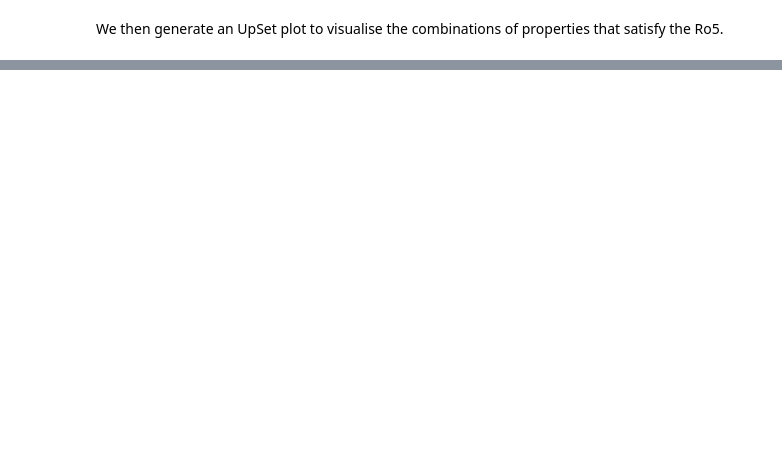
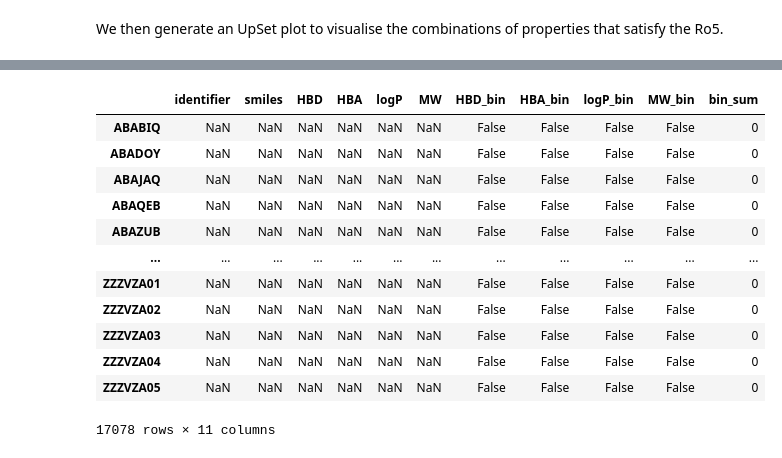
Before and after one commit to dtaverner/Sandpit_CCDC2, a Jupyter notebook: csd_lipinski_final.ipynb, the cells around one changed output, grey strips where cells are left out. Drawn from its saved outputs; the diff is of its cells as text; code cells hidden in the pictures; blank space fills up the shorter version.

```diff
--- a/csd_lipinski_final.ipynb
+++ b/csd_lipinski_final.ipynb
@@ -276,0 +346,17 @@ We then generate an UpSet plot to visualise the combinations of properties that
+# %%
+df.isna().sum()
+df[df.isna().any(axis=1)]
+# %% [output]
+|  | identifier | smiles | HBD | HBA | logP | MW | HBD_bin | HBA_bin | logP_bin | MW_bin | bin_sum |
+| ABABIQ | NaN | NaN | NaN | NaN | NaN | NaN | False | False | False | False | 0 |
+| ABADOY | NaN | NaN | NaN | NaN | NaN | NaN | False | False | False | False | 0 |
+| ABAJAQ | NaN | NaN | NaN | NaN | NaN | NaN | False | False | False | False | 0 |
+| ABAQEB | NaN | NaN | NaN | NaN | NaN | NaN | False | False | False | False | 0 |
+| ABAZUB | NaN | NaN | NaN | NaN | NaN | NaN | False | False | False | False | 0 |
+| ... | ... | ... | ... | ... | ... | ... | ... | ... | ... | ... | ... |
+| ZZZVZA01 | NaN | NaN | NaN | NaN | NaN | NaN | False | False | False | False | 0 |
+| ZZZVZA02 | NaN | NaN | NaN | NaN | NaN | NaN | False | False | False | False | 0 |
+| ZZZVZA03 | NaN | NaN | NaN | NaN | NaN | NaN | False | False | False | False | 0 |
+| ZZZVZA04 | NaN | NaN | NaN | NaN | NaN | NaN | False | False | False | False | 0 |
+| ZZZVZA05 | NaN | NaN | NaN | NaN | NaN | NaN | False | False | False | False | 0 |
+17078 rows × 11 columns
```
Also changed, not shown: parts of 32 cells of this notebook.
